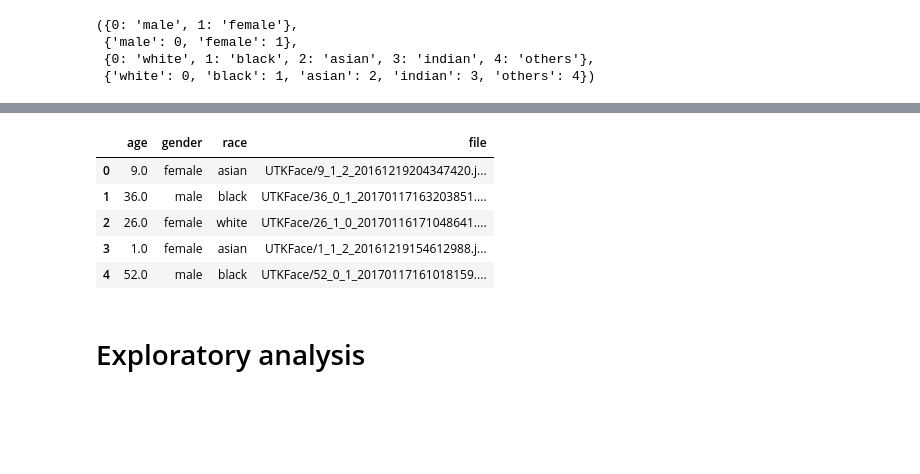
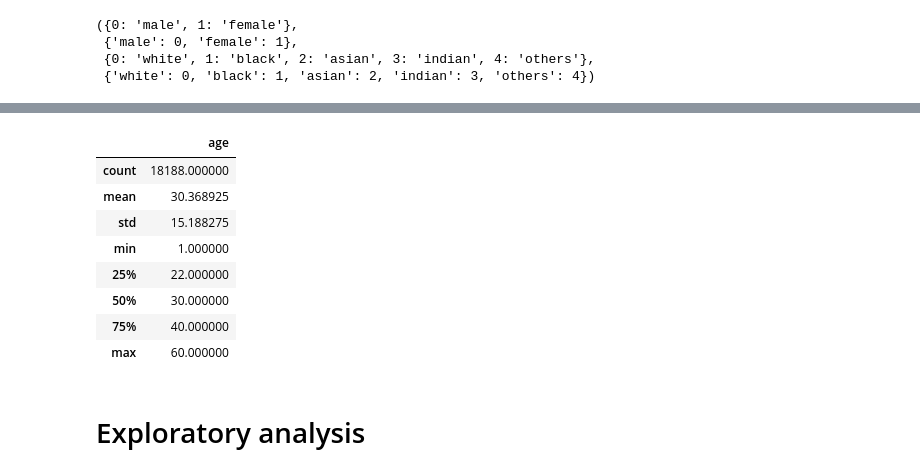
Before and after one commit to OnHoliday/DeepLearning_CNN, a Jupyter notebook: jupyter/notebook.ipynb, the cells around one changed output, grey strips where cells are left out. Drawn from its saved outputs; the diff is of its cells as text; code cells hidden in the pictures; blank space fills up the shorter version.

```diff
--- a/jupyter/notebook.ipynb
+++ b/jupyter/notebook.ipynb
@@ -75,16 +66,19 @@ UTKFace/61_1_20170109142408075.jpg.chip.jpg
 # %%
 df = pd.DataFrame(attributes)
 df['file'] = files
 df.columns = ['age', 'gender', 'race', 'file']
 df = df.dropna()
-df.head()
+df.describe()
 # %% [output]
-|  | age | gender | race | file |
-| 0 | 9.0 | female | asian | UTKFace/9_1_2_20161219204347420.j... |
-| 1 | 36.0 | male | black | UTKFace/36_0_1_20170117163203851.... |
-| 2 | 26.0 | female | white | UTKFace/26_1_0_20170116171048641.... |
-| 3 | 1.0 | female | asian | UTKFace/1_1_2_20161219154612988.j... |
-| 4 | 52.0 | male | black | UTKFace/52_0_1_20170117161018159.... |
+|  | age |
+| count | 18188.000000 |
+| mean | 30.368925 |
+| std | 15.188275 |
+| min | 1.000000 |
+| 25% | 22.000000 |
+| 50% | 30.000000 |
+| 75% | 40.000000 |
+| max | 60.000000 |
 # %% [markdown]
 # Exploratory analysis
 # %%
```
Also changed, not shown: parts of 25 cells of this notebook, 3 other files.
